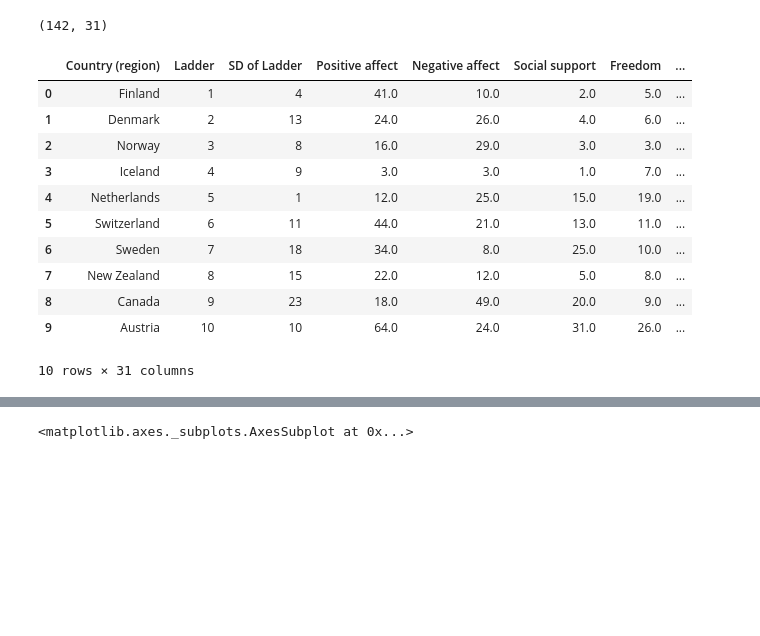
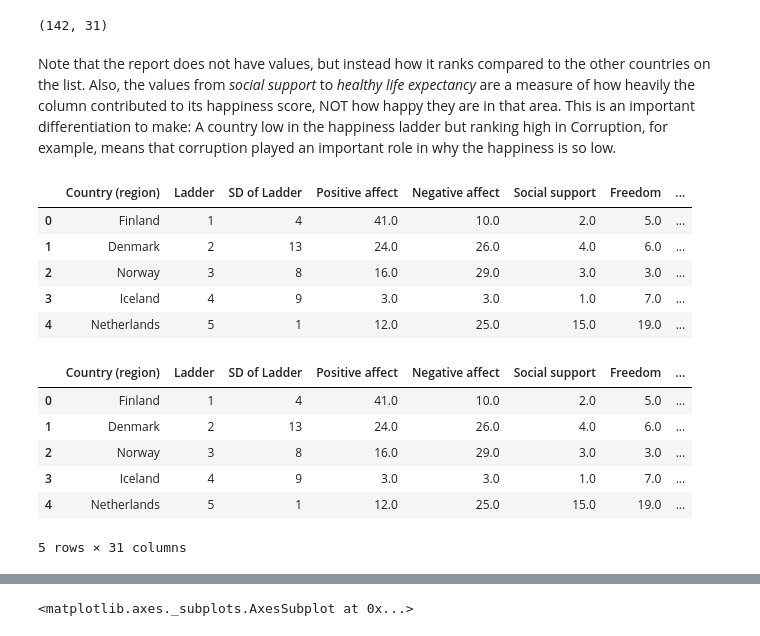
Before and after one commit to danielchen115/world-happiness-2019-eda, a Jupyter notebook: world_happiness.ipynb, the cells around one changed output, grey strips where cells are left out. Drawn from its saved outputs; the diff is of its cells as text; code cells hidden in the pictures; blank space fills up the shorter version.

```diff
--- a/world_happiness.ipynb
+++ b/world_happiness.ipynb
@@ -15,21 +15,27 @@ df = pd.merge(left=happiness,right=countries, left_on='Country (region)', right_
 df.shape
 # %% [output]
 (142, 31)
+# %% [markdown]
+Note that the report does not have values, but instead how it ranks compared to the other countries on the list. Also, the values from _social support_ to _healthy life expectancy_ are a measure of how heavily the column contributed to its happiness score, NOT how happy they are in that area. This is an important differentiation to make: A country low in the happiness ladder but ranking high in Corruption, for example, means that corruption played an important role in why the happiness is so low.
+# %%
+happiness.head()
+# %% [output]
+|  | Country (region) | Ladder | SD of Ladder | Positive affect | Negative affect | Social support | Freedom | ... |
+| 0 | Finland | 1 | 4 | 41.0 | 10.0 | 2.0 | 5.0 | ... |
+| 1 | Denmark | 2 | 13 | 24.0 | 26.0 | 4.0 | 6.0 | ... |
+| 2 | Norway | 3 | 8 | 16.0 | 29.0 | 3.0 | 3.0 | ... |
+| 3 | Iceland | 4 | 9 | 3.0 | 3.0 | 1.0 | 7.0 | ... |
+| 4 | Netherlands | 5 | 1 | 12.0 | 25.0 | 15.0 | 19.0 | ... |
 # %%
-df.head(10)
+df.head()
 # %% [output]
 |  | Country (region) | Ladder | SD of Ladder | Positive affect | Negative affect | Social support | Freedom | ... |
 | 0 | Finland | 1 | 4 | 41.0 | 10.0 | 2.0 | 5.0 | ... |
 | 1 | Denmark | 2 | 13 | 24.0 | 26.0 | 4.0 | 6.0 | ... |
 | 2 | Norway | 3 | 8 | 16.0 | 29.0 | 3.0 | 3.0 | ... |
 | 3 | Iceland | 4 | 9 | 3.0 | 3.0 | 1.0 | 7.0 | ... |
 | 4 | Netherlands | 5 | 1 | 12.0 | 25.0 | 15.0 | 19.0 | ... |
-| 5 | Switzerland | 6 | 11 | 44.0 | 21.0 | 13.0 | 11.0 | ... |
-| 6 | Sweden | 7 | 18 | 34.0 | 8.0 | 25.0 | 10.0 | ... |
-| 7 | New Zealand | 8 | 15 | 22.0 | 12.0 | 5.0 | 8.0 | ... |
-| 8 | Canada | 9 | 23 | 18.0 | 49.0 | 20.0 | 9.0 | ... |
-| 9 | Austria | 10 | 10 | 64.0 | 24.0 | 31.0 | 26.0 | ... |
-10 rows × 31 columns
+5 rows × 31 columns
 # %%
 df.groupby('Region').mean()
 # %% [output]
```
Also changed, not shown: parts of 1 cell of this notebook.
